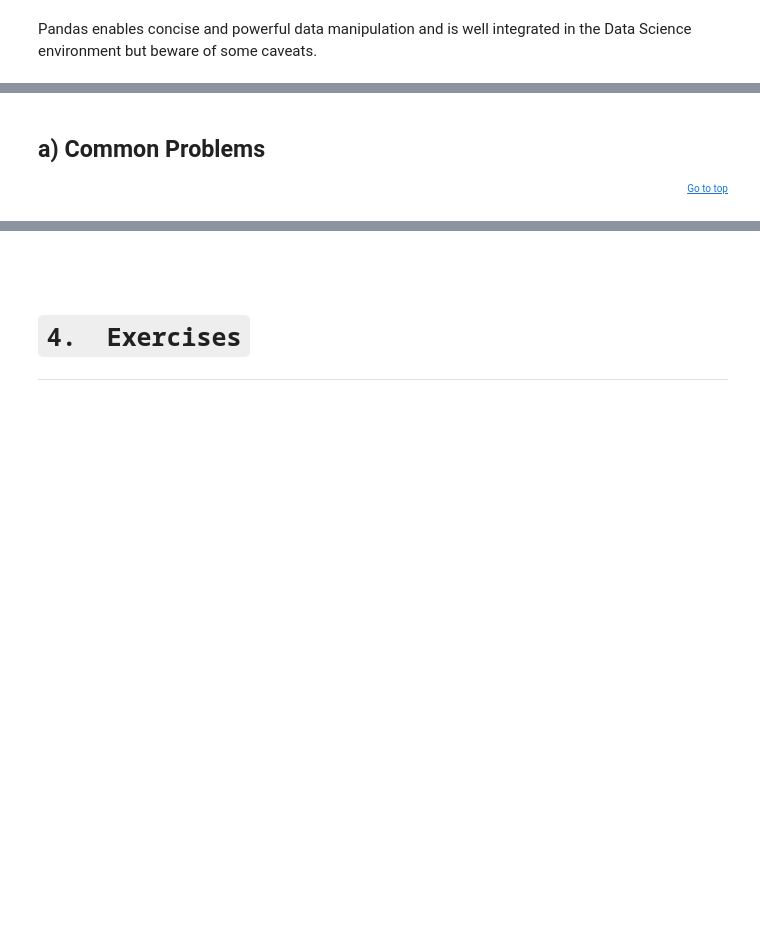
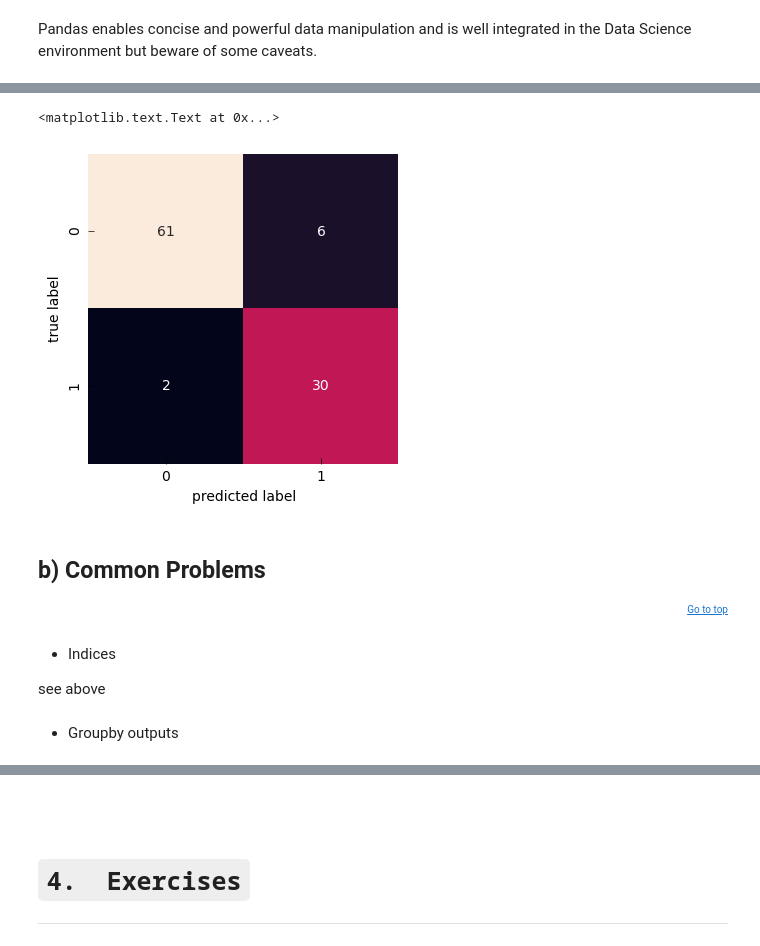
Before and after one commit to iutzeler/Pres_Pandas, a Jupyter notebook: Pres_Pandas.ipynb, the cells around one changed output, grey strips where cells are left out. Drawn from its saved outputs; the diff is of its cells as text; code cells hidden in the pictures; blank space fills up the shorter version.

```diff
--- a/Pres_Pandas.ipynb
+++ b/Pres_Pandas.ipynb
@@ -1034,0 +1222,7 @@ Pandas enables concise and powerful data manipulation and is well integrated in
+# %%
+try:
+    from sklearn.model_selection import train_test_split    # sklearn > ...
+except:
+    from sklearn.cross_validation import train_test_split   # sklearn < ...
+
+XTrain, XTest, yTrain, yTest = train_test_split(preproData,target_classes,test_size = 0.25) # split data in two
@@ -1034,0 +1273,5 @@ Pandas enables concise and powerful data manipulation and is well integrated in
+# %%
+from sklearn.svm import SVC # Support vector classifier i.e. Classifier by SVM
+
+modelSVMLinear = SVC()
+modelSVMLinear.fit(XTrain,yTrain)
@@ -1034,0 +1285,2 @@ Pandas enables concise and powerful data manipulation and is well integrated in
+# %%
+yPred = modelSVMLinear.predict(XTest)
@@ -1034,0 +1298,2 @@ Pandas enables concise and powerful data manipulation and is well integrated in
+# %%
+yPred = pd.DataFrame(yPred,columns=["Predicted"],index=yTest.index)
@@ -1035,4 +1342,24 @@ Pandas enables concise and powerful data manipulation and is well integrated in
+# %%
+from sklearn.metrics import confusion_matrix
+import matplotlib.pyplot as plt
+import seaborn as sns
+%matplotlib inline
+
+mat = confusion_matrix(yTest, yPred)
+
+sns.heatmap(mat, square=True, annot=True ,cbar=False)
+plt.ylabel('true label')
+plt.xlabel('predicted label')
+# %% [output]
+<matplotlib.text.Text at 0x...>
+[figure, added]
 # %% [markdown]
-## <a id="praMis"> a) Common Problems </a>
+## <a id="praMis"> b) Common Problems </a>
 
 <p style="text-align: right; font-size: 10px;"><a href="#top">Go to top</a></p>
+# %% [markdown]
+* Indices
+
+see above
+# %% [markdown]
+* Groupby outputs
```
Also changed, not shown: parts of 113 cells of this notebook.
